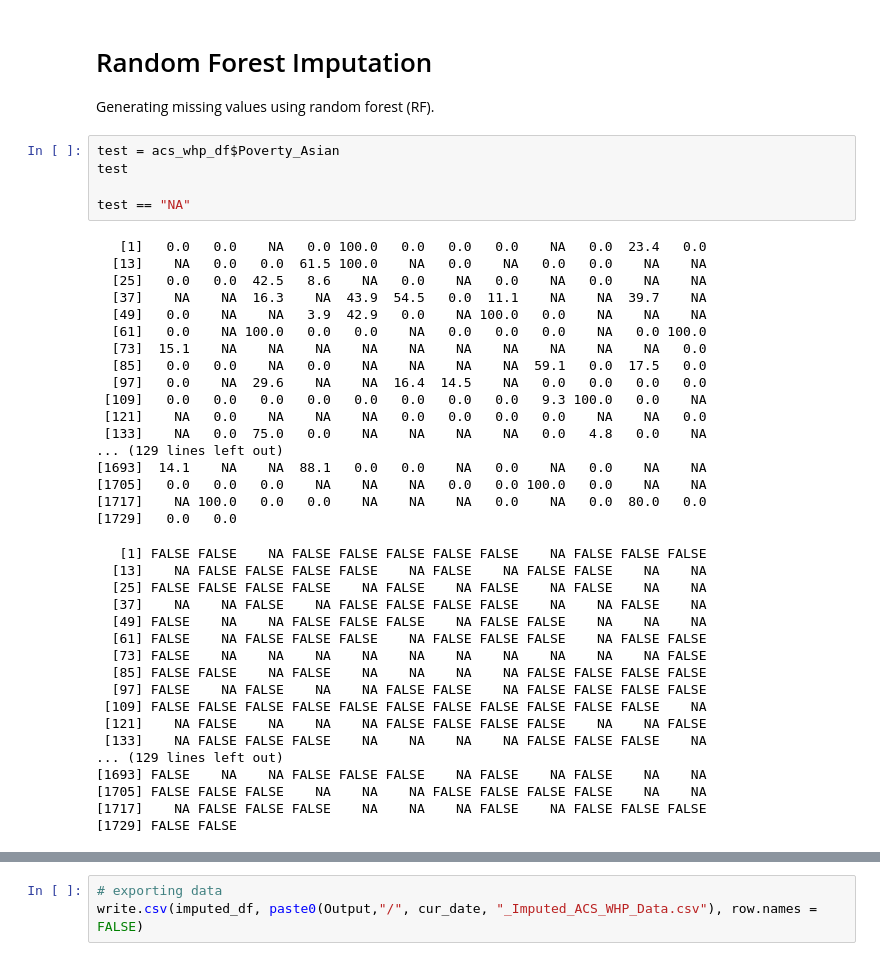
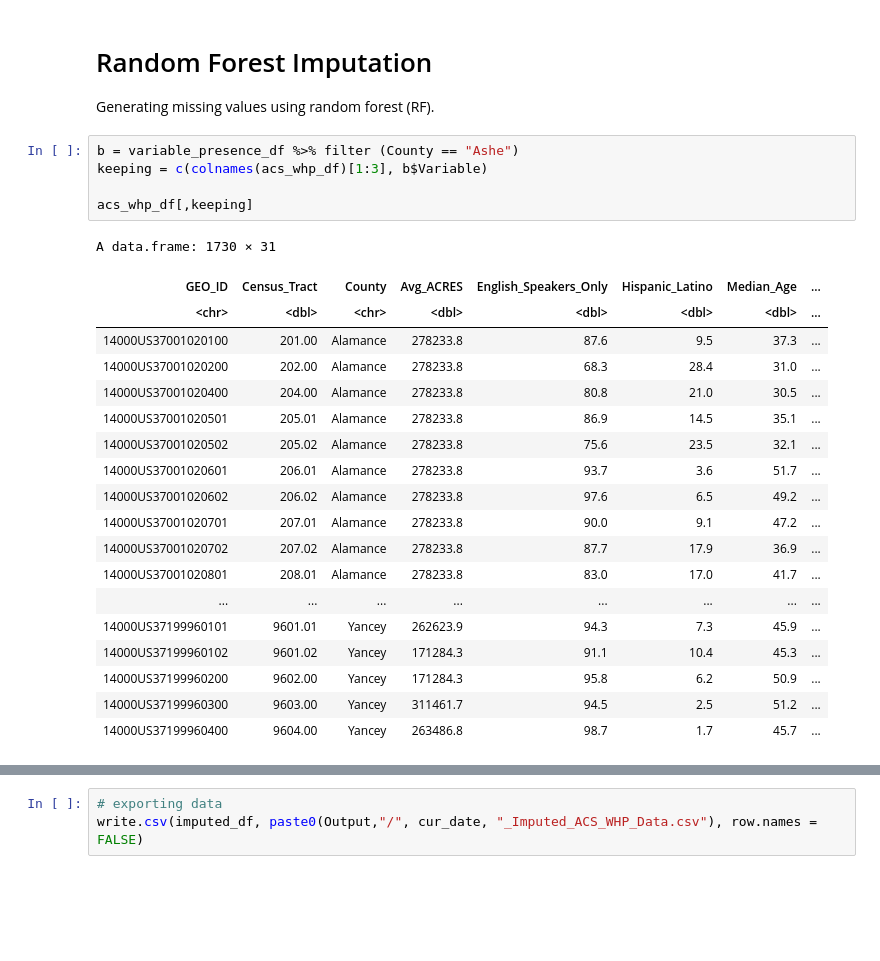
Before and after one commit to UNC-CEMALB/ENVIROSCAN, a Jupyter notebook: 2. Sociodemographic Imputation/Sociodemographic Imputation.ipynb, the cells around one changed output, grey strips where cells are left out. Drawn from its saved outputs; the diff is of its cells as text; blank space fills up the shorter version.

```diff
--- a/2. Sociodemographic Imputation/Sociodemographic Imputation.ipynb
+++ b/2. Sociodemographic Imputation/Sociodemographic Imputation.ipynb
@@ -121,44 +141,29 @@ A data.frame: 6 × 34
 # %% [markdown]
 # Random Forest Imputation
 Generating missing values using random forest (RF).
-# %%
-test = acs_whp_df$Poverty_Asian
-test
-
-test == "NA"
-# %% [output]
-   [1]   0.0   0.0    NA   0.0 100.0   0.0   0.0   0.0    NA   0.0  23.4   0.0
-  [13]    NA   0.0   0.0  61.5 100.0    NA   0.0    NA   0.0   0.0    NA    NA
-  [25]   0.0   0.0  42.5   8.6    NA   0.0    NA   0.0    NA   0.0    NA    NA
-  [37]    NA    NA  16.3    NA  43.9  54.5   0.0  11.1    NA    NA  39.7    NA
-  [49]   0.0    NA    NA   3.9  42.9   0.0    NA 100.0   0.0    NA    NA    NA
-  [61]   0.0    NA 100.0   0.0   0.0    NA   0.0   0.0   0.0    NA   0.0 100.0
-  [73]  15.1    NA    NA    NA    NA    NA    NA    NA    NA    NA    NA   0.0
-  [85]   0.0   0.0    NA   0.0    NA    NA    NA    NA  59.1   0.0  17.5   0.0
-  [97]   0.0    NA  29.6    NA    NA  16.4  14.5    NA   0.0   0.0   0.0   0.0
- [109]   0.0   0.0   0.0   0.0   0.0   0.0   0.0   0.0   9.3 100.0   0.0    NA
- [121]    NA   0.0    NA    NA    NA   0.0   0.0   0.0   0.0    NA    NA   0.0
- [133]    NA   0.0  75.0   0.0    NA    NA    NA    NA   0.0   4.8   0.0    NA
-... (129 lines left out)
-[1693]  14.1    NA    NA  88.1   0.0   0.0    NA   0.0    NA   0.0    NA    NA
-[1705]   0.0   0.0   0.0    NA    NA    NA   0.0   0.0 100.0   0.0    NA    NA
-[1717]    NA 100.0   0.0   0.0    NA    NA    NA   0.0    NA   0.0  80.0   0.0
-[1729]   0.0   0.0
-   [1] FALSE FALSE    NA FALSE FALSE FALSE FALSE FALSE    NA FALSE FALSE FALSE
-  [13]    NA FALSE FALSE FALSE FALSE    NA FALSE    NA FALSE FALSE    NA    NA
-  [25] FALSE FALSE FALSE FALSE    NA FALSE    NA FALSE    NA FALSE    NA    NA
-  [37]    NA    NA FALSE    NA FALSE FALSE FALSE FALSE    NA    NA FALSE    NA
-  [49] FALSE    NA    NA FALSE FALSE FALSE    NA FALSE FALSE    NA    NA    NA
-  [61] FALSE    NA FALSE FALSE FALSE    NA FALSE FALSE FALSE    NA FALSE FALSE
-  [73] FALSE    NA    NA    NA    NA    NA    NA    NA    NA    NA    NA FALSE
-  [85] FALSE FALSE    NA FALSE    NA    NA    NA    NA FALSE FALSE FALSE FALSE
-  [97] FALSE    NA FALSE    NA    NA FALSE FALSE    NA FALSE FALSE FALSE FALSE
- [109] FALSE FALSE FALSE FALSE FALSE FALSE FALSE FALSE FALSE FALSE FALSE    NA
- [121]    NA FALSE    NA    NA    NA FALSE FALSE FALSE FALSE    NA    NA FALSE
- [133]    NA FALSE FALSE FALSE    NA    NA    NA    NA FALSE FALSE FALSE    NA
-... (129 lines left out)
-[1693] FALSE    NA    NA FALSE FALSE FALSE    NA FALSE    NA FALSE    NA    NA
-[1705] FALSE FALSE FALSE    NA    NA    NA FALSE FALSE FALSE FALSE    NA    NA
-[1717]    NA FALSE FALSE FALSE    NA    NA    NA FALSE    NA FALSE FALSE FALSE
-[1729] FALSE FALSE
+# %%
+b = variable_presence_df %>% filter (County == "Ashe")
+keeping = c(colnames(acs_whp_df)[1:3], b$Variable)
+
+acs_whp_df[,keeping]
+# %% [output]
+A data.frame: 1730 × 31
+| GEO_ID | Census_Tract | County | Avg_ACRES | English_Speakers_Only | Hispanic_Latino | Median_Age | ... |
+| <chr> | <dbl> | <chr> | <dbl> | <dbl> | <dbl> | <dbl> | ... |
+| 14000US37001020100 | 201.00 | Alamance | 278233.8 | 87.6 | 9.5 | 37.3 | ... |
+| 14000US37001020200 | 202.00 | Alamance | 278233.8 | 68.3 | 28.4 | 31.0 | ... |
+| 14000US37001020400 | 204.00 | Alamance | 278233.8 | 80.8 | 21.0 | 30.5 | ... |
+| 14000US37001020501 | 205.01 | Alamance | 278233.8 | 86.9 | 14.5 | 35.1 | ... |
+| 14000US37001020502 | 205.02 | Alamance | 278233.8 | 75.6 | 23.5 | 32.1 | ... |
+| 14000US37001020601 | 206.01 | Alamance | 278233.8 | 93.7 | 3.6 | 51.7 | ... |
+| 14000US37001020602 | 206.02 | Alamance | 278233.8 | 97.6 | 6.5 | 49.2 | ... |
+| 14000US37001020701 | 207.01 | Alamance | 278233.8 | 90.0 | 9.1 | 47.2 | ... |
+| 14000US37001020702 | 207.02 | Alamance | 278233.8 | 87.7 | 17.9 | 36.9 | ... |
+| 14000US37001020801 | 208.01 | Alamance | 278233.8 | 83.0 | 17.0 | 41.7 | ... |
+| ... | ... | ... | ... | ... | ... | ... | ... |
+| 14000US37199960101 | 9601.01 | Yancey | 262623.9 | 94.3 | 7.3 | 45.9 | ... |
+| 14000US37199960102 | 9601.02 | Yancey | 171284.3 | 91.1 | 10.4 | 45.3 | ... |
+| 14000US37199960200 | 9602.00 | Yancey | 171284.3 | 95.8 | 6.2 | 50.9 | ... |
+| 14000US37199960300 | 9603.00 | Yancey | 311461.7 | 94.5 | 2.5 | 51.2 | ... |
+| 14000US37199960400 | 9604.00 | Yancey | 263486.8 | 98.7 | 1.7 | 45.7 | ... |
 # %%
```
Also changed, not shown: parts of 6 cells of this notebook.
